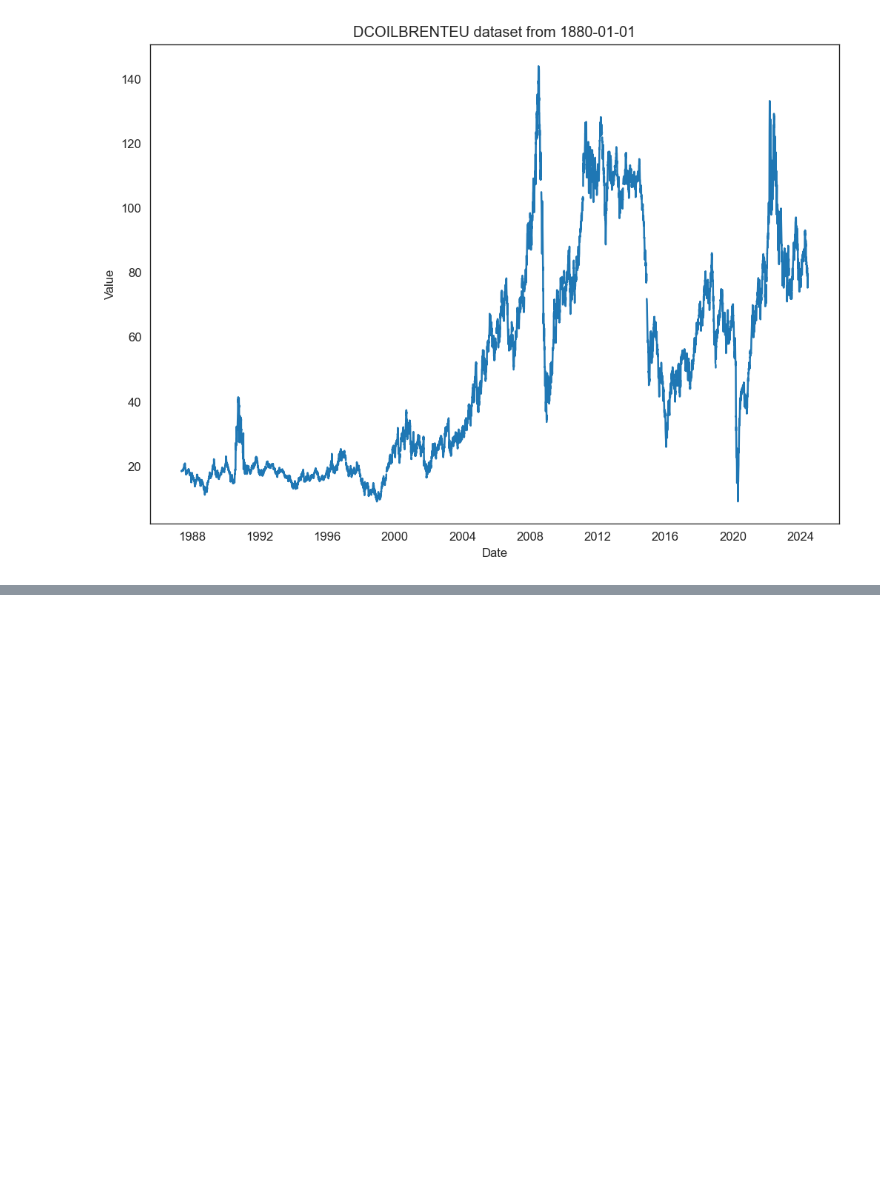
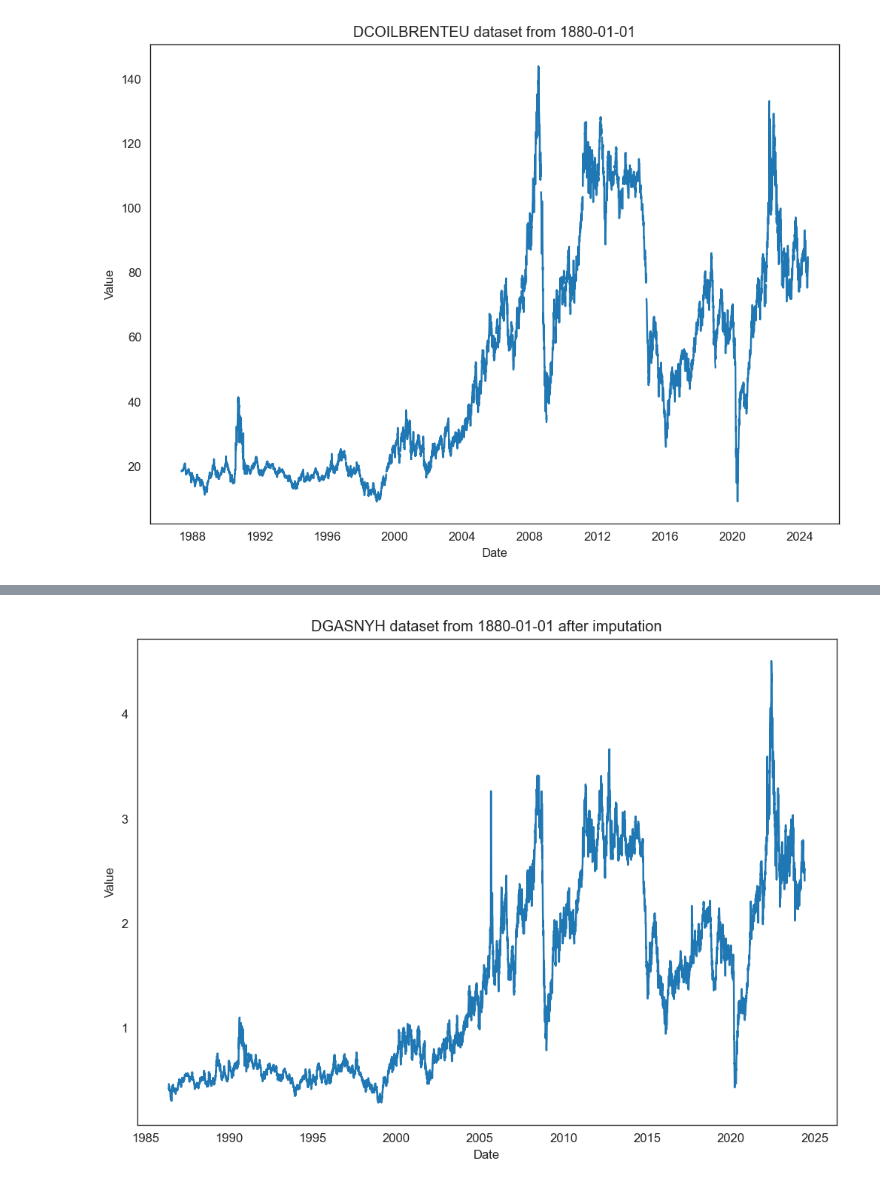
Before and after one commit to Phenikaa-University/Analysis-of-crude-oil-data, a Jupyter notebook: about_dataset.ipynb, the cells around one changed output, grey strips where cells are left out. Saved outputs shown, nothing was run; the diff lists cells and outputs as text; code cells hidden in the pictures; blank space fills up the shorter version.

```diff
--- a/about_dataset.ipynb
+++ b/about_dataset.ipynb
@@ -143 +157,5 @@ plot_imputed_time_series('DCOILBRENTEU', '1880-01-01')
+# %%
+plot_imputed_time_series('DGASNYH', '1880-01-01')
+# %% [output]
+[figure, added]
 # %% [markdown]
```
Also changed, not shown: parts of 30 cells of this notebook.
